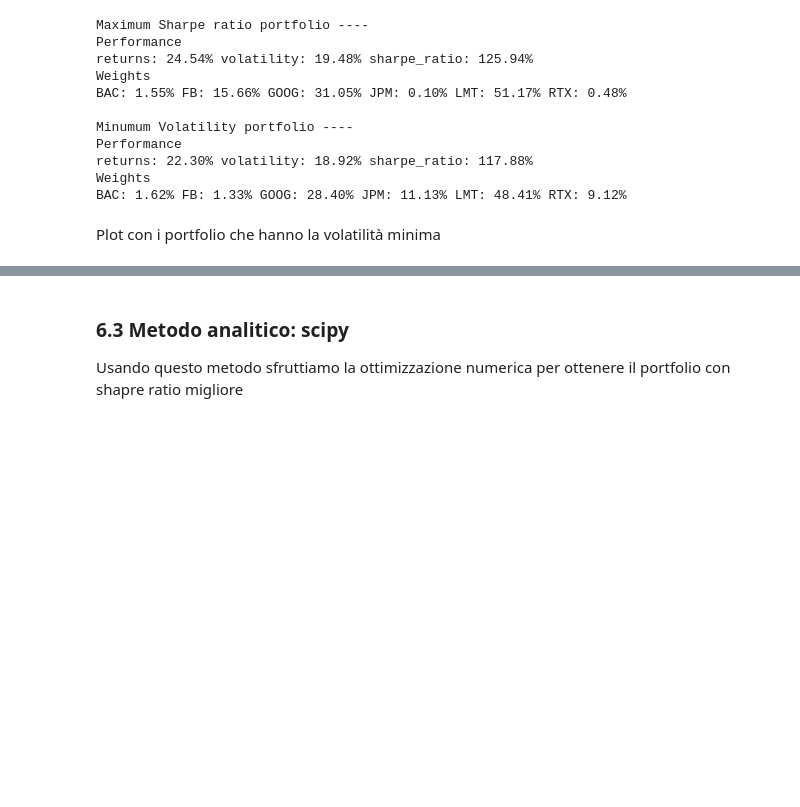
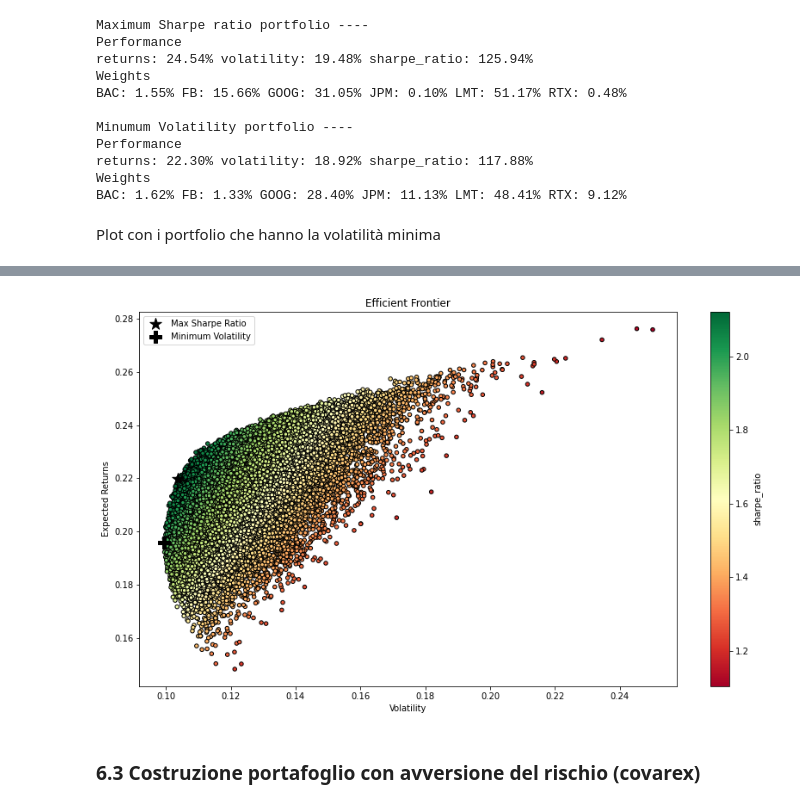
Before and after one commit to tommcamm/BISF-Project, a Jupyter notebook: python/Notebook del progetto.ipynb, the cells around one changed output, grey strips where cells are left out. Cells and saved outputs as stored; diff of their text form; code cells hidden in the pictures; blank space fills up the shorter version.

Commit message:
progressi su costruzione portafoglio

```diff
--- a/python/Notebook del progetto.ipynb
+++ b/python/Notebook del progetto.ipynb
@@ -2988,0 +3136,23 @@ ax.legend()
+# %%
+# Usiamo la volatilià trovata prima
+fig, ax = plt.subplots()
+portf_results_df.plot(kind='scatter', x='volatility',
+                      y='returns', c='sharpe_ratio',
+                      cmap='RdYlGn', edgecolors='black',
+                      ax=ax)
+ax.scatter(x=max_sharpe_portf.volatility,
+           y=max_sharpe_portf.returns,
+           c='black', marker='*',
+           s=200, label='Max Sharpe Ratio')
+
+ax.scatter(x=min_vol_portf.volatility,
+           y=min_vol_portf.returns,
+           c='black', marker='P',
+           s=200, label='Minimum Volatility')
+
+ax.set(xlabel='Volatility', ylabel='Expected Returns',
+       title='Efficient Frontier')
+ax.legend()
+
+plt.show()
+# %% [output]
@@ -2989,4 +3161,3 @@ ax.legend()
+[figure, added]
 # %% [markdown]
-### 6.3 Metodo analitico: scipy
-
-Usando questo metodo sfruttiamo la ottimizzazione numerica per ottenere il portfolio con shapre ratio migliore
+### 6.3 Costruzione portafoglio con avversione del rischio (covarex)
```
Also changed, not shown: parts of 32 cells of this notebook, 5 other files.
